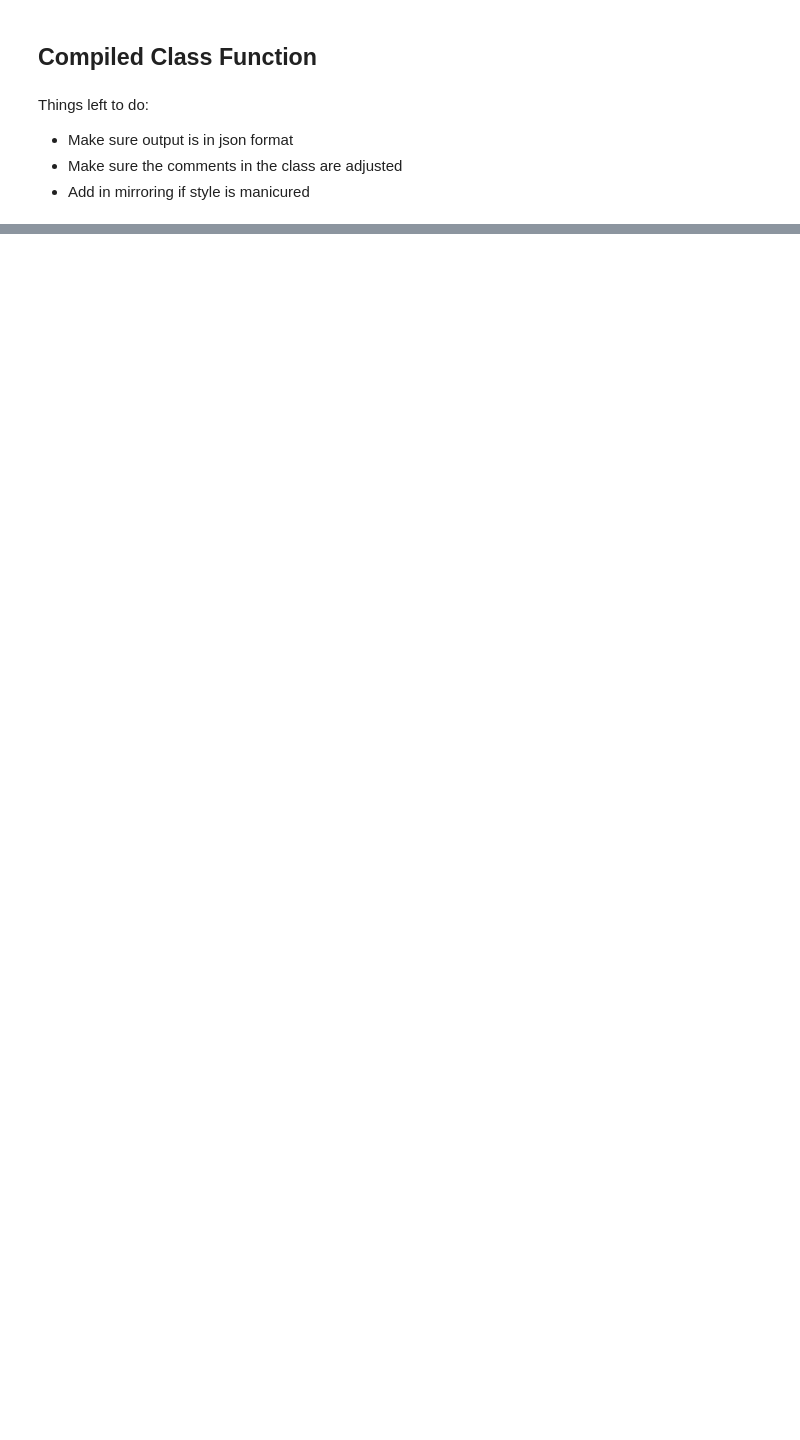
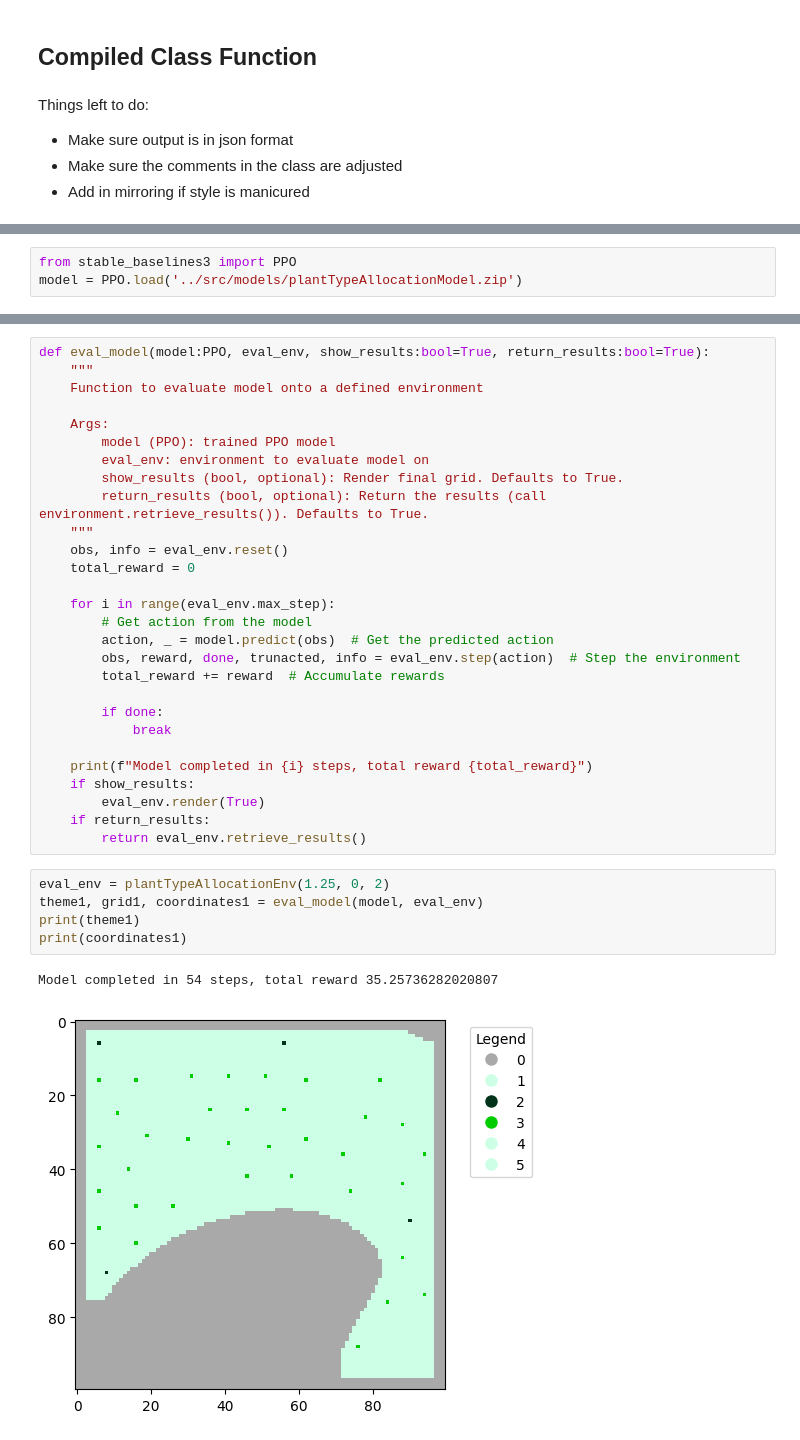
Before and after one commit to Jaywhisker/HDB_Planters, a Jupyter notebook: hdb-spatial-placement/notebooks/organisedNotebook.ipynb, the cells around one changed output, grey strips where cells are left out. Drawn from its saved outputs; the diff is of its cells as text; blank space fills up the shorter version.

```diff
--- a/hdb-spatial-placement/notebooks/organisedNotebook.ipynb
+++ b/hdb-spatial-placement/notebooks/organisedNotebook.ipynb
@@ -3412,0 +3998,3 @@ seed_mapping
+# %%
+from stable_baselines3 import PPO
+model = PPO.load('../src/models/plantTypeAllocationModel.zip')
@@ -3412,0 +4006,36 @@ seed_mapping
+# %%
+def eval_model(model:PPO, eval_env, show_results:bool=True, return_results:bool=True):
+    """
+    Function to evaluate model onto a defined environment
+
+    Args:
+        model (PPO): trained PPO model
+        eval_env: environment to evaluate model on
+        show_results (bool, optional): Render final grid. Defaults to True.
+        return_results (bool, optional): Return the results (call environment.retrieve_results()). Defaults to True.
+    """
+    obs, info = eval_env.reset()
+    total_reward = 0
+
+    for i in range(eval_env.max_step):
+        # Get action from the model
+        action, _ = model.predict(obs)  # Get the predicted action
+        obs, reward, done, trunacted, info = eval_env.step(action)  # Step the environment
+        total_reward += reward  # Accumulate rewards
+
+        if done:
+            break
+
+    print(f"Model completed in {i} steps, total reward {total_reward}")
+    if show_results:
+        eval_env.render(True)
+    if return_results:
+        return eval_env.retrieve_results()
+# %%
+eval_env = plantTypeAllocationEnv(1.25, 0, 2)
+theme1, grid1, coordinates1 = eval_model(model, eval_env)
+print(theme1)
+print(coordinates1)
+# %% [output]
+Model completed in 54 steps, total reward 35.25736282020807
+[figure, added]
```
Also changed, not shown: parts of 10 cells of this notebook.
